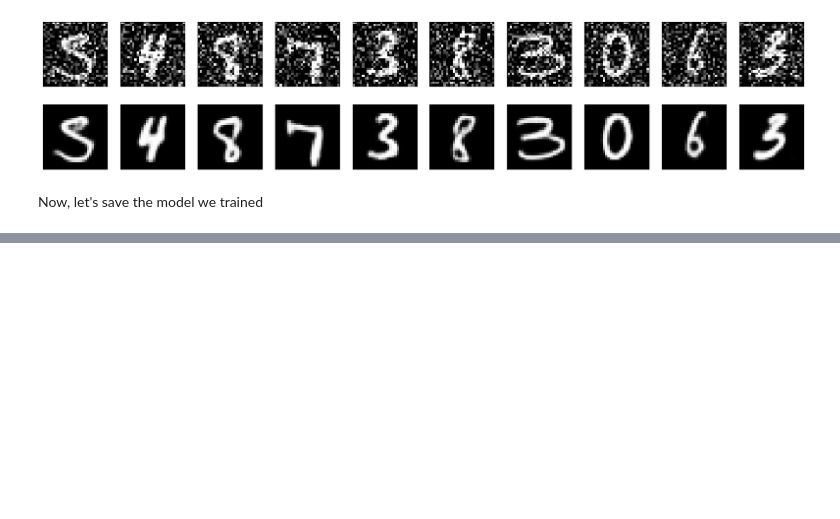
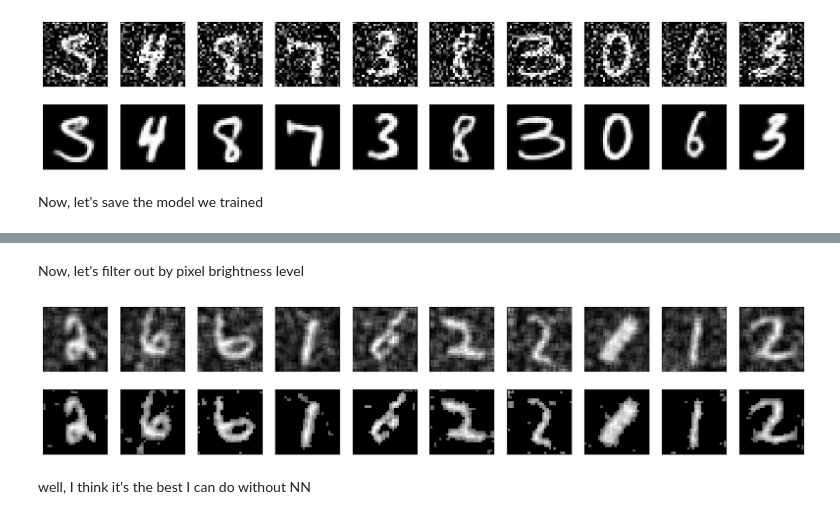
Before and after one commit to KhomenkoCode/computer-vision-final-project, a Jupyter notebook: final_project.ipynb, the cells around one changed output, grey strips where cells are left out. Cells and saved outputs as stored; diff of their text form; code cells hidden in the pictures; blank space fills up the shorter version.

```diff
--- a/final_project.ipynb
+++ b/final_project.ipynb
@@ -143,0 +161,15 @@ autoencoder.save('./trained_denoize_model.keras')
+# %% [markdown]
+Now, let's filter out by pixel brightness level
+# %%
+blurred_img_copy = blurred_imgs.copy()
+out_2 = []
+
+for blurred_img_copy in blurred_img_copy:
+    img_res = blurred_img_copy * (blurred_img_copy >= 0.33)
+    out_2.append(img_res)
+
+display(blurred_imgs, np.array(out_2))
+# %% [output]
+[figure, added]
+# %% [markdown]
+well, I think it's the best I can do without NN
```
Also changed, not shown: parts of 2 cells of this notebook.
